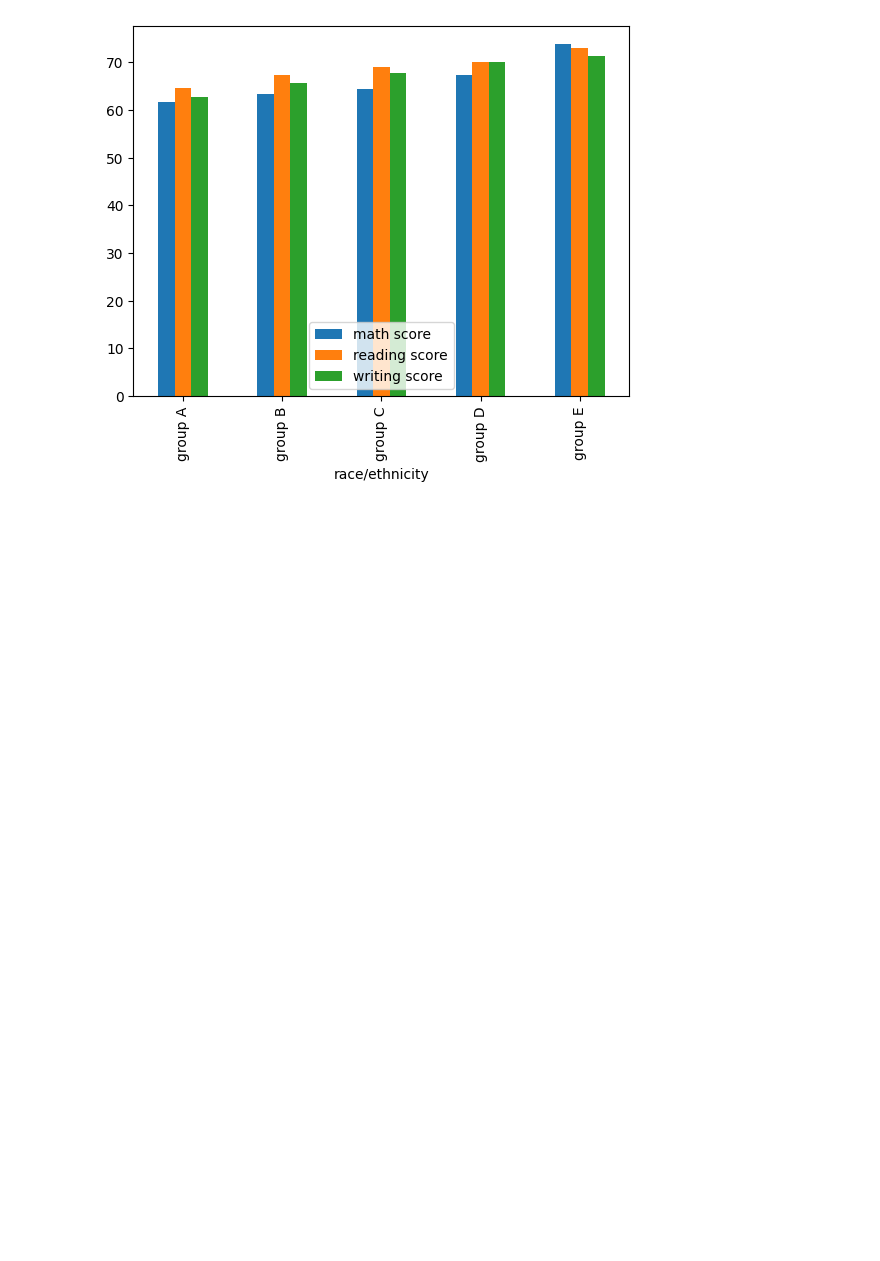
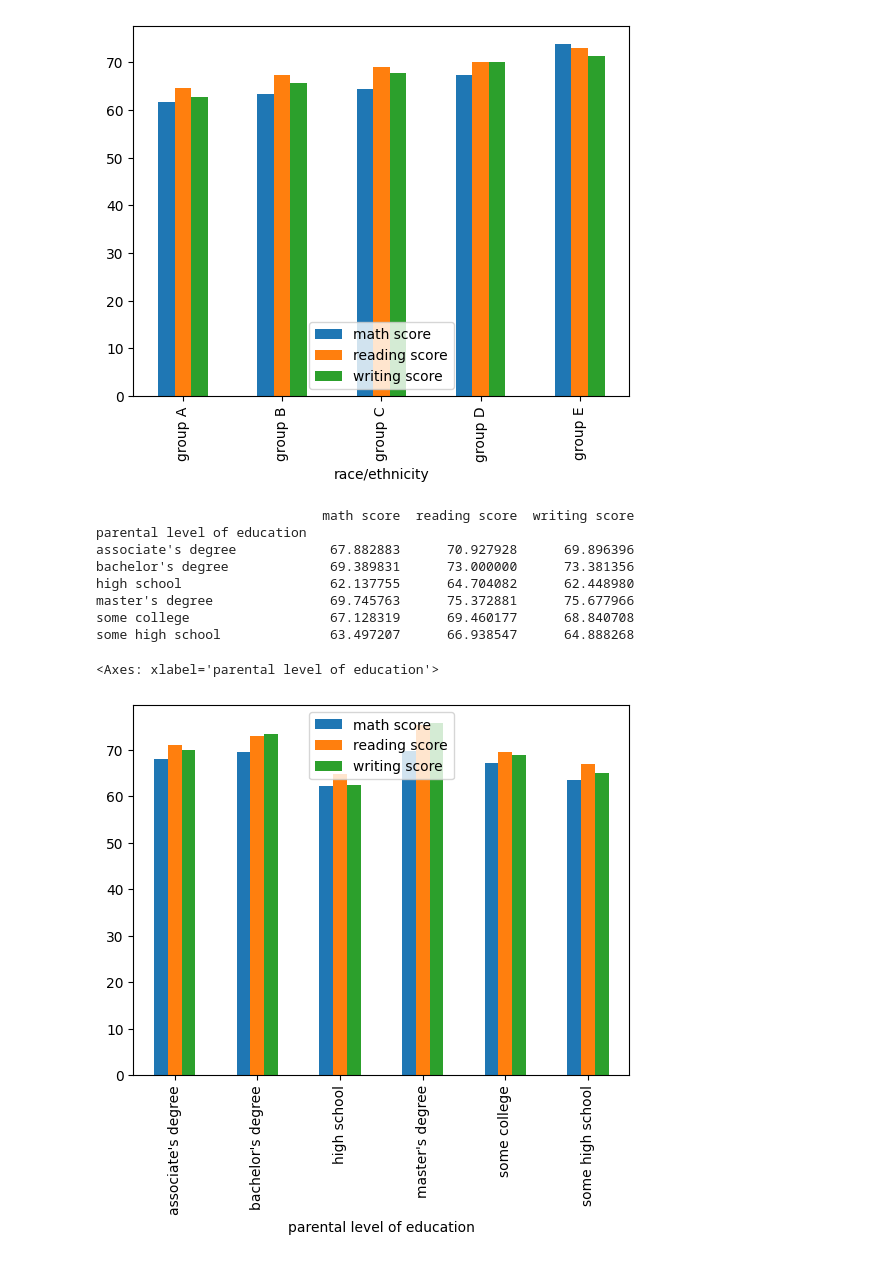
Before and after one commit to timothy-87/Group-1-Tasks, a Jupyter notebook: student_performance.ipynb, the cells around one changed output. Cells and saved outputs as stored; diff of their text form; code cells hidden in the pictures; blank space fills up the shorter version.

```diff
--- a/student_performance.ipynb
+++ b/student_performance.ipynb
@@ -96,3 +97,19 @@ group E          73.821429      73.028571      71.407143
 ## Does parental level of education affect performance & to what effect
 ## Does Lunch package affect performance & to what effect
 ## Does test preparation affect performance & to what effect
+# %%
+#Objective 2.1
+average_scores_parent = combined.groupby('parental level of education')[['math score', 'reading score', 'writing score']].mean()
+print(average_scores_parent)
+average_scores_parent.plot(kind = 'bar')
+# %% [output]
+                             math score  reading score  writing score
+parental level of education
+associate's degree            67.882883      70.927928      69.896396
+bachelor's degree             69.389831      73.000000      73.381356
+high school                   62.137755      64.704082      62.448980
+master's degree               69.745763      75.372881      75.677966
+some college                  67.128319      69.460177      68.840708
+some high school              63.497207      66.938547      64.888268
+<Axes: xlabel='parental level of education'>
+[figure, added]
```
Also changed, not shown: parts of 12 cells of this notebook.
